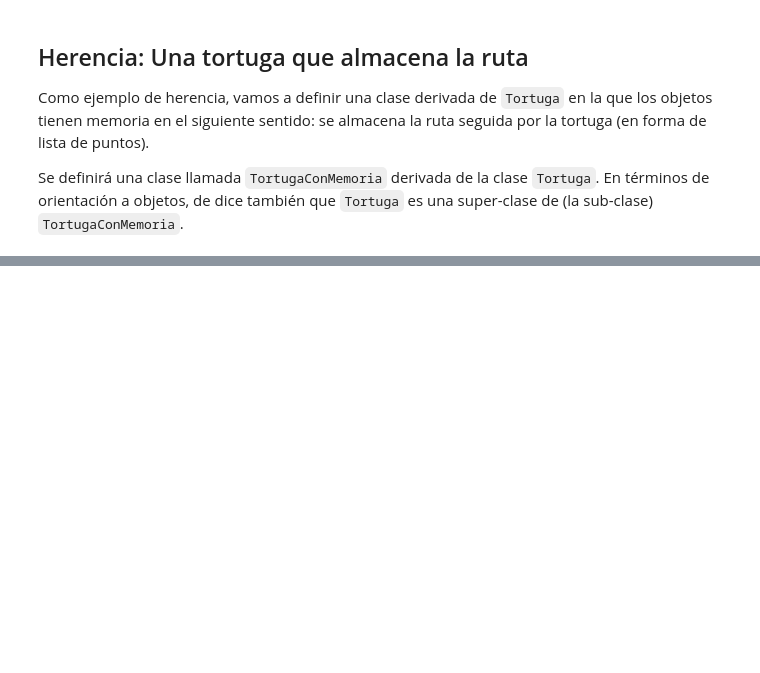
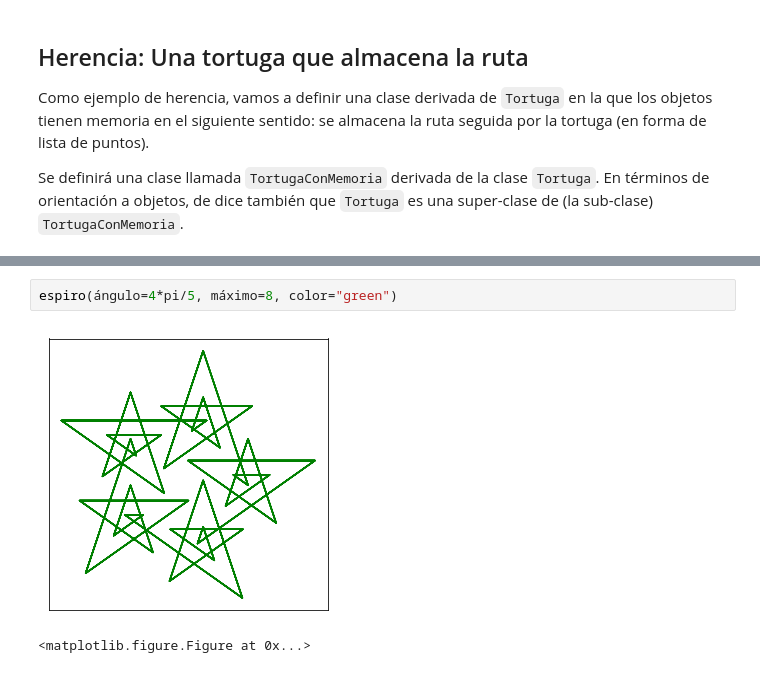
Before and after one commit to rrgalvan/IntroPythonMasterMatemat, a Jupyter notebook: 18-Orientacion-a-Objetos.ipynb, the cells around one changed output, grey strips where cells are left out. Saved outputs shown, nothing was run; the diff lists cells and outputs as text; blank space fills up the shorter version.

```diff
--- a/18-Orientacion-a-Objetos.ipynb
+++ b/18-Orientacion-a-Objetos.ipynb
@@ -205,0 +310,5 @@ Ruta: [array([0, 0]), array([ 0, 10])]
+# %%
+espiro(ángulo=4*pi/5, máximo=8, color="green")
+# %% [output]
+[figure, added]
+<matplotlib.figure.Figure at 0x...>
```
Also changed, not shown: parts of 21 cells of this notebook.
